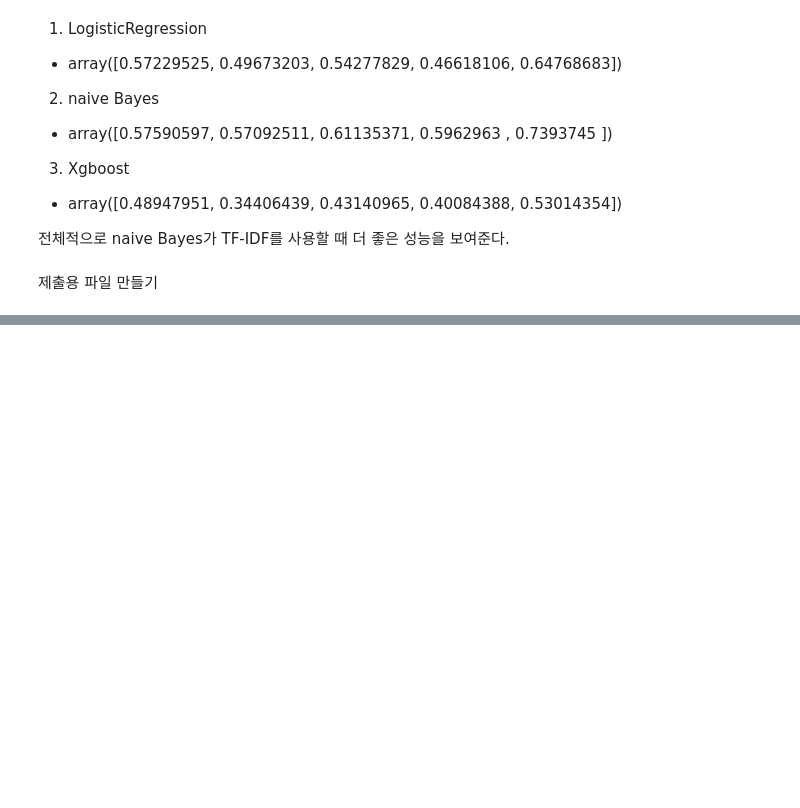
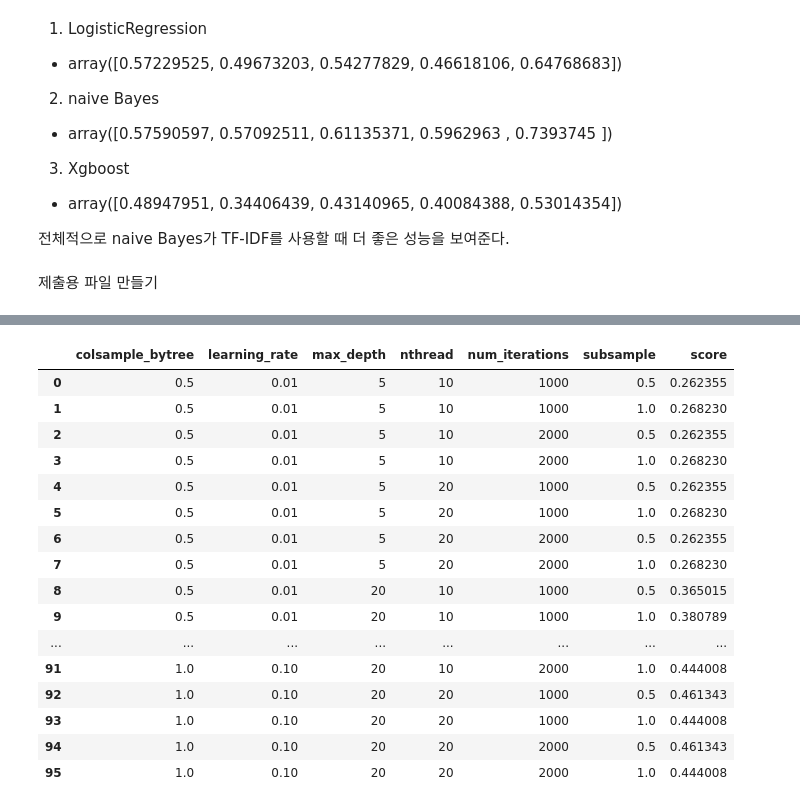
Before and after one commit to sgr1118/Kaggle-Transcription, a Jupyter notebook: [filb02]Natural_Language_Processing_with_Disaster_Tweets.ipynb, the cells around one changed output, grey strips where cells are left out. Cells and saved outputs as stored; diff of their text form; code cells hidden in the pictures; blank space fills up the shorter version.

```diff
--- a/[filb02]Natural_Language_Processing_with_Disaster_Tweets.ipynb
+++ b/[filb02]Natural_Language_Processing_with_Disaster_Tweets.ipynb
@@ -654,0 +697,9 @@ submission(submission_file_path,clf_NB_TFIDF,test_vectors)
+# %%
+# 학습 모델 선정
+model_1 = XGBClassifier(random_state=10)
+# %%
+# 그리스 서치 모델
+grid_model = GridSearchCV(model_1, param_grid=param_grid, scoring='f1', cv=5, verbose=1, n_jobs=5)
+grid_model.fit(train_tfidf, train["target"])
+
+# 걸린 시간 : 20분 24초
@@ -654,0 +735,3 @@ submission(submission_file_path,clf_NB_TFIDF,test_vectors)
+# %%
+params = grid_model.cv_results_['params']
+params
@@ -654,0 +756,3 @@ submission(submission_file_path,clf_NB_TFIDF,test_vectors)
+# %%
+score = grid_model.cv_results_['mean_test_score']
+score
@@ -654,0 +780,24 @@ submission(submission_file_path,clf_NB_TFIDF,test_vectors)
+# %%
+results = pd.DataFrame(params)
+results['score'] = score
+results
+
+# learning_rate	max_depth	num_iterations
+# %% [output]
+|  | colsample_bytree | learning_rate | max_depth | nthread | num_iterations | subsample | score |
+| 0 | 0.5 | 0.01 | 5 | 10 | 1000 | 0.5 | 0.262355 |
+| 1 | 0.5 | 0.01 | 5 | 10 | 1000 | 1.0 | 0.268230 |
+| 2 | 0.5 | 0.01 | 5 | 10 | 2000 | 0.5 | 0.262355 |
+| 3 | 0.5 | 0.01 | 5 | 10 | 2000 | 1.0 | 0.268230 |
+| 4 | 0.5 | 0.01 | 5 | 20 | 1000 | 0.5 | 0.262355 |
+| 5 | 0.5 | 0.01 | 5 | 20 | 1000 | 1.0 | 0.268230 |
+| 6 | 0.5 | 0.01 | 5 | 20 | 2000 | 0.5 | 0.262355 |
+| 7 | 0.5 | 0.01 | 5 | 20 | 2000 | 1.0 | 0.268230 |
+| 8 | 0.5 | 0.01 | 20 | 10 | 1000 | 0.5 | 0.365015 |
+| 9 | 0.5 | 0.01 | 20 | 10 | 1000 | 1.0 | 0.380789 |
+| ... | ... | ... | ... | ... | ... | ... | ... |
+| 91 | 1.0 | 0.10 | 20 | 10 | 2000 | 1.0 | 0.444008 |
+| 92 | 1.0 | 0.10 | 20 | 20 | 1000 | 0.5 | 0.461343 |
+| 93 | 1.0 | 0.10 | 20 | 20 | 1000 | 1.0 | 0.444008 |
+| 94 | 1.0 | 0.10 | 20 | 20 | 2000 | 0.5 | 0.461343 |
+| 95 | 1.0 | 0.10 | 20 | 20 | 2000 | 1.0 | 0.444008 |
```
Also changed, not shown: parts of 15 cells of this notebook.
